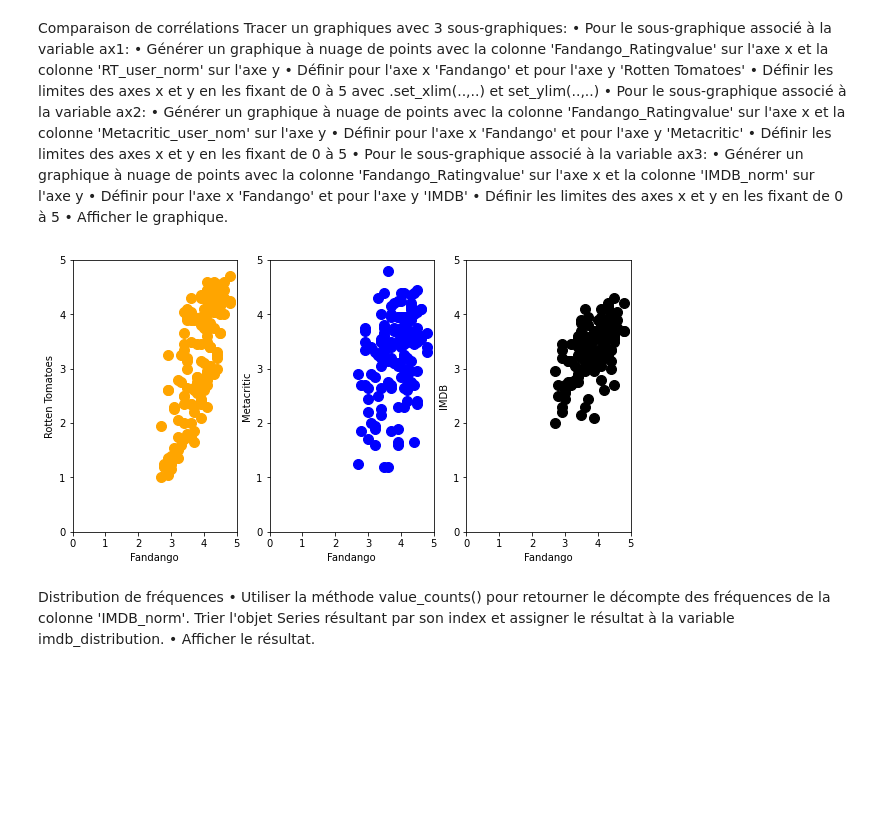
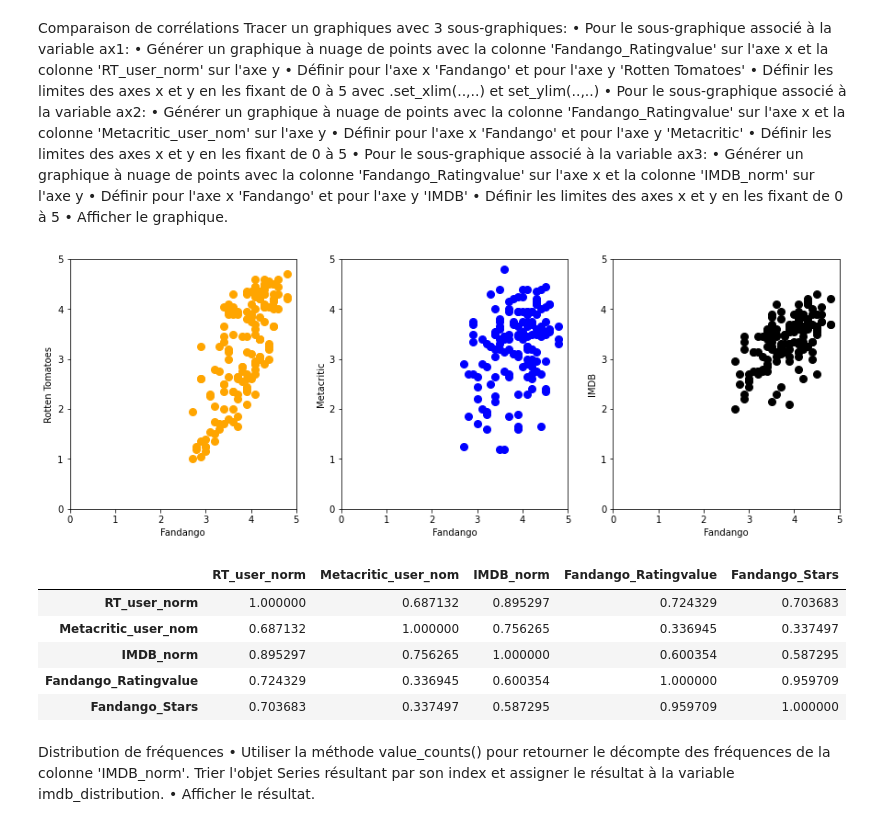
Before and after one commit to Simplon-Martin/jupiter, a Jupyter notebook: analyse-exploratoire-matplotlib.ipynb, the cells around one changed output. Drawn from its saved outputs; the diff is of its cells as text; code cells hidden in the pictures; blank space fills up the shorter version.

```diff
--- a/analyse-exploratoire-matplotlib.ipynb
+++ b/analyse-exploratoire-matplotlib.ipynb
@@ -226,35 +226,44 @@ colonne 'IMDB_norm' sur l'axe y
 • Définir les limites des axes x et y en les fixant de 0 à 5
 • Afficher le graphique.
 # %%
-fig = plt.figure(figsize=[10, 5])
+fig = plt.figure(figsize=[15, 5])
 ax1 = fig.add_subplot(1, 3, 1)
 
 ax1.plot(norm_reviews['Fandango_Ratingvalue'], norm_reviews['RT_user_norm'],
-        marker='o', color='orange', linestyle='', markersize=10)
+        marker='o', color='orange', linestyle='', markersize=8)
 ax1.set_xlabel('Fandango')
 ax1.set_ylabel('Rotten Tomatoes')
 ax1.set_xlim(0, 5)
 ax1.set_ylim(0, 5)
 
 ax2 = fig.add_subplot(1, 3, 2)
 ax2.plot(norm_reviews['Fandango_Ratingvalue'], norm_reviews['Metacritic_user_nom'],
-        marker='o', color='blue', linestyle='', markersize=10)
+        marker='o', color='blue', linestyle='', markersize=8)
 ax2.set_xlabel('Fandango')
 ax2.set_ylabel('Metacritic')
 ax2.set_xlim(0, 5)
 ax2.set_ylim(0, 5)
 
 ax3 = fig.add_subplot(1, 3, 3)
 ax3.plot(norm_reviews['Fandango_Ratingvalue'], norm_reviews['IMDB_norm'],
-        marker='o', color='black', linestyle='', markersize=10)
+        marker='o', color='black', linestyle='', markersize=8)
 ax3.set_xlabel('Fandango')
 ax3.set_ylabel('IMDB')
 ax3.set_xlim(0, 5)
 ax3.set_ylim(0, 5)
 
 plt.show()
 # %% [output]
-[figure, old version]
+[figure, new version]
+# %%
+norm_reviews.corr()
+# %% [output]
+|  | RT_user_norm | Metacritic_user_nom | IMDB_norm | Fandango_Ratingvalue | Fandango_Stars |
+| RT_user_norm | 1.000000 | 0.687132 | 0.895297 | 0.724329 | 0.703683 |
+| Metacritic_user_nom | 0.687132 | 1.000000 | 0.756265 | 0.336945 | 0.337497 |
+| IMDB_norm | 0.895297 | 0.756265 | 1.000000 | 0.600354 | 0.587295 |
+| Fandango_Ratingvalue | 0.724329 | 0.336945 | 0.600354 | 1.000000 | 0.959709 |
+| Fandango_Stars | 0.703683 | 0.337497 | 0.587295 | 0.959709 | 1.000000 |
 # %% [markdown]
 Distribution de fréquences
 • Utiliser la méthode value_counts() pour retourner le décompte des
```
Also changed, not shown: parts of 1 cell of this notebook.
